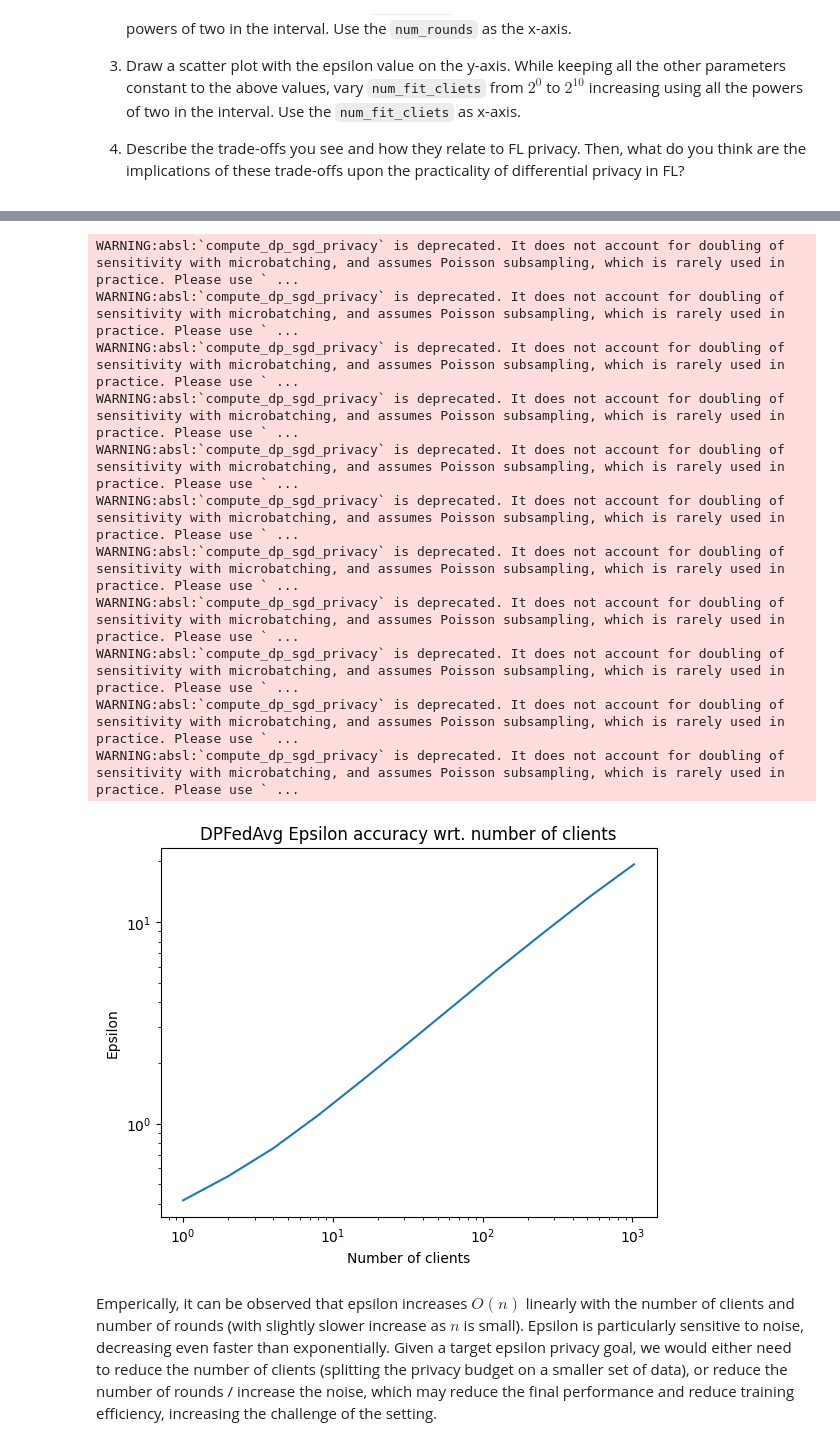
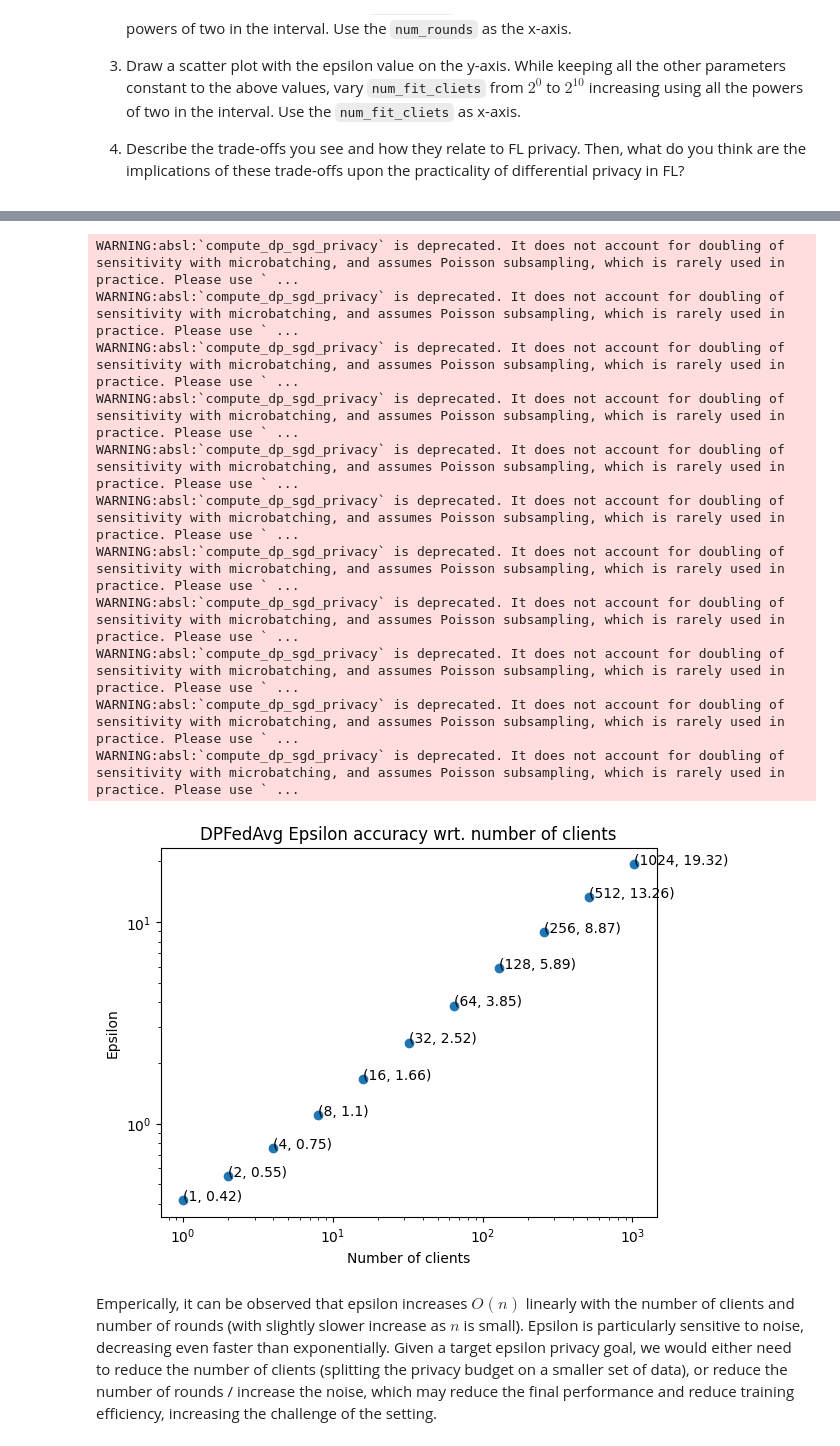
Before and after one commit to MarkHaoxiang/federated-learning, a Jupyter notebook: lab4/FL_hxl23_Lab 4_part_1.ipynb, the cells around one changed output, grey strips where cells are left out. Saved outputs shown, nothing was run; the diff lists cells and outputs as text; code cells hidden in the pictures.

```diff
--- a/lab4/FL_hxl23_Lab 4_part_1.ipynb
+++ b/lab4/FL_hxl23_Lab 4_part_1.ipynb
@@ -1389,7 +1417,9 @@ for n_rounds in num_rounds:
     epsilons.append(compute_fl_privacy(num_rounds=n_rounds))
 
 fig, ax = plt.subplots()
-ax.plot(num_rounds, epsilons)
+ax.scatter(num_rounds, epsilons)
+for x,y in zip(num_rounds, epsilons):
+    ax.annotate(f"({round(x,2)}, {round(y, 2)})", (x,y))
 
 ax.set_title("DPFedAvg Epsilon accuracy wrt. number of rounds")
 ax.set_xlabel("Number of rounds")
@@ -1417,33 +1447,35 @@ WARNING:absl:`compute_dp_sgd_privacy` is deprecated. It does not account for dou
 # %%
 # 3. 3. Draw a scatter plot with the epsilon value on the y-axis. While keeping all the other parameters constant to the above values, vary `num_fit_clients` from $2^0$ to $2^{10}$ increasing using all the powers of two in the interval. Use the `num_fit_clients` as x-axis.
 
 num_fit_clients = list(range(11))
 num_fit_clients = [2**x for x in num_fit_clients]
 epsilons = []
 for n_fit_clients in num_fit_clients:
     epsilons.append(compute_fl_privacy(num_fit_clients=n_fit_clients))
 
 fig, ax = plt.subplots()
-ax.plot(num_fit_clients, epsilons)
+ax.scatter(num_fit_clients, epsilons)
+for x,y in zip(num_fit_clients, epsilons):
+    ax.annotate(f"({round(x,2)}, {round(y, 2)})", (x,y))
 
 ax.set_title("DPFedAvg Epsilon accuracy wrt. number of clients")
 ax.set_xlabel("Number of clients")
 ax.set_ylabel("Epsilon")
 ax.set_yscale("log")
 ax.set_xscale("log")
 # %% [output]
 WARNING:absl:`compute_dp_sgd_privacy` is deprecated. It does not account for doubling of sensitivity with microbatching, and assumes Poisson subsampling, which is rarely used in practice. Please use ` ...
 WARNING:absl:`compute_dp_sgd_privacy` is deprecated. It does not account for doubling of sensitivity with microbatching, and assumes Poisson subsampling, which is rarely used in practice. Please use ` ...
 WARNING:absl:`compute_dp_sgd_privacy` is deprecated. It does not account for doubling of sensitivity with microbatching, and assumes Poisson subsampling, which is rarely used in practice. Please use ` ...
 WARNING:absl:`compute_dp_sgd_privacy` is deprecated. It does not account for doubling of sensitivity with microbatching, and assumes Poisson subsampling, which is rarely used in practice. Please use ` ...
 WARNING:absl:`compute_dp_sgd_privacy` is deprecated. It does not account for doubling of sensitivity with microbatching, and assumes Poisson subsampling, which is rarely used in practice. Please use ` ...
 WARNING:absl:`compute_dp_sgd_privacy` is deprecated. It does not account for doubling of sensitivity with microbatching, and assumes Poisson subsampling, which is rarely used in practice. Please use ` ...
 WARNING:absl:`compute_dp_sgd_privacy` is deprecated. It does not account for doubling of sensitivity with microbatching, and assumes Poisson subsampling, which is rarely used in practice. Please use ` ...
 WARNING:absl:`compute_dp_sgd_privacy` is deprecated. It does not account for doubling of sensitivity with microbatching, and assumes Poisson subsampling, which is rarely used in practice. Please use ` ...
 WARNING:absl:`compute_dp_sgd_privacy` is deprecated. It does not account for doubling of sensitivity with microbatching, and assumes Poisson subsampling, which is rarely used in practice. Please use ` ...
 WARNING:absl:`compute_dp_sgd_privacy` is deprecated. It does not account for doubling of sensitivity with microbatching, and assumes Poisson subsampling, which is rarely used in practice. Please use ` ...
 WARNING:absl:`compute_dp_sgd_privacy` is deprecated. It does not account for doubling of sensitivity with microbatching, and assumes Poisson subsampling, which is rarely used in practice. Please use ` ...
-[figure, old version]
+[figure, new version]
 # %% [markdown]
 Emperically, it can be observed that epsilon increases $O(n)$ linearly with the number of clients and number of rounds (with slightly slower increase as $n$ is small). Epsilon is particularly sensitive to noise, decreasing even faster than exponentially. Given a target epsilon privacy goal, we would either need to reduce the number of clients (splitting the privacy budget on a smaller set of data), or reduce the number of rounds / increase the noise, which may reduce the final performance and reduce training efficiency, increasing the challenge of the setting.
 # %% [markdown]
```
Also changed, not shown: parts of 22 cells of this notebook.
